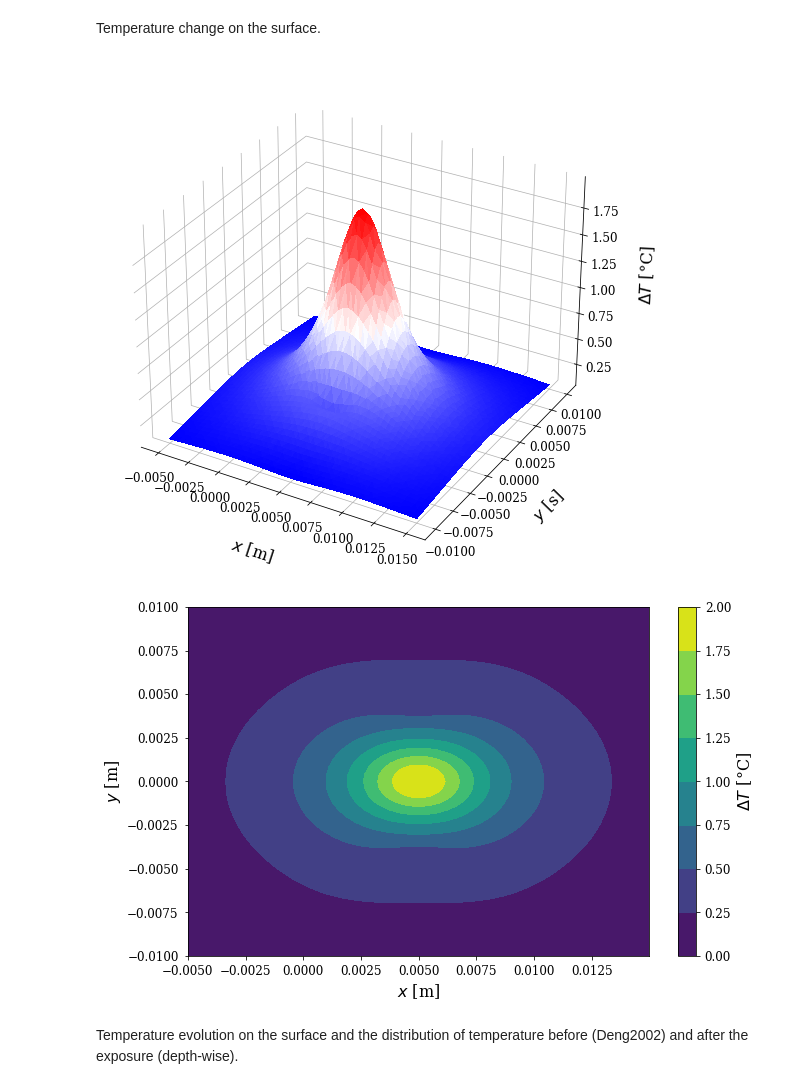
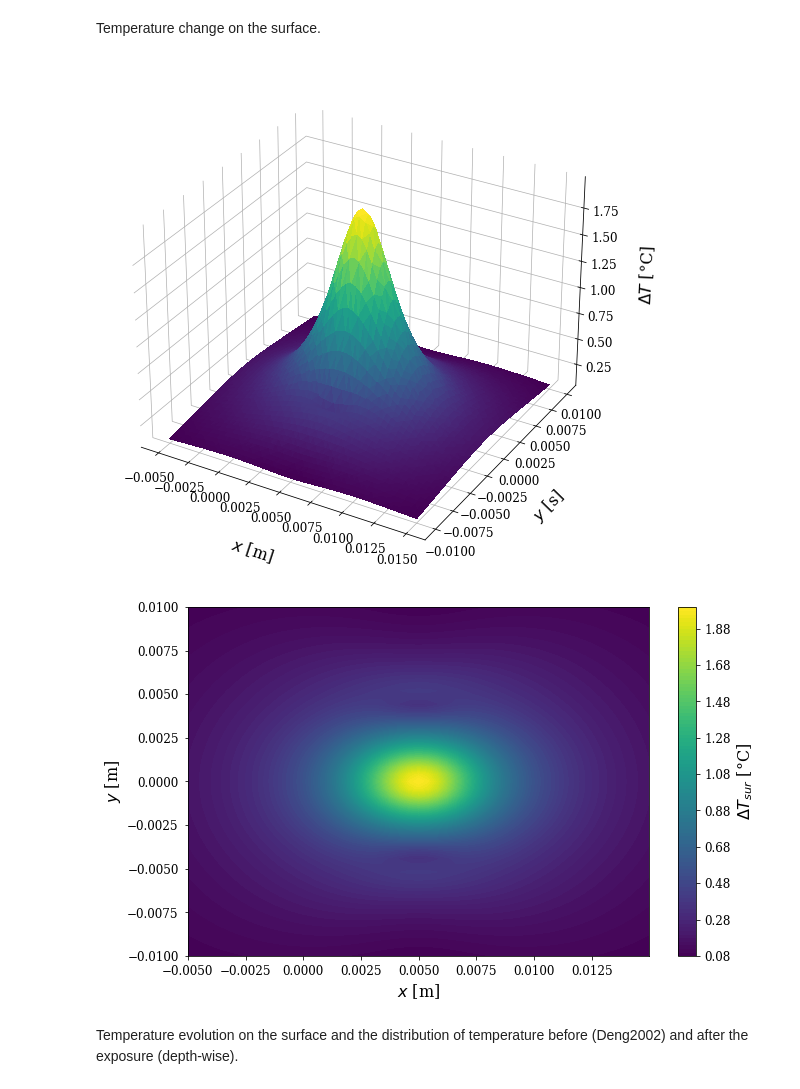
Before and after one commit to akapet00/EMF-exposure-analysis, a Jupyter notebook: demo.ipynb, the cells around one changed output. Drawn from its saved outputs; the diff is of its cells as text; code cells hidden in the pictures.

```diff
--- a/demo.ipynb
+++ b/demo.ipynb
@@ -208,7 +206,7 @@ zs = np.zeros_like(xs)
 
 # effective radiated skin area
 target_area = (0.02, 0.02)  # 2 x 2 cm2
-N = [51, 51, 11]
+N = [51, 51, 21]
 xt = np.linspace(-target_area[0]/2, target_area[0]/2, N[0]) + xs[-1] / 2
 yt = np.linspace(-target_area[1]/2, target_area[1]/2, N[1])
 h = -3 / 1000  # distance from the antenna
@@ -218,7 +216,7 @@ h = -3 / 1000  # distance from the antenna
 Etot = np.empty((xt.size, yt.size))
 Htot = np.empty((xt.size, yt.size))
 I0 = np.empty((xt.size, yt.size))
-S = np.empty((xt.size, yt.size))
+S = np.empty((xt.size, yt.size), dtype=np.complex64)
 for x_idx, _xt in enumerate(xt):
     for y_idx, _yt in enumerate(yt):
         _zt = h
@@ -231,7 +229,7 @@ for x_idx, _xt in enumerate(xt):
         I0z = Ex * Hy.conj()
         I0[x_idx, y_idx] = np.abs(np.sqrt(I0x ** 2 + I0y ** 2 + I0z ** 2))
         S[x_idx, y_idx] = 0.5 * np.real(np.sqrt(I0x ** 2 + I0y ** 2 + I0z ** 2))
-SAR_sur = S * T_tr / (rho * pen_depth)
+SAR_sur = np.real(S) * T_tr / (rho * pen_depth)
 # %% [output]
 WARNING:absl:No GPU/TPU found, falling back to CPU. (Set TF_CPP_MIN_LOG_LEVEL=0 and rerun for more info.)
 # %%
@@ -256,9 +253,17 @@ plt.show()
 ### Simulation
 # %%
 sim_time = 860
-t = np.linspace(0, sim_time, 51)
-T = deltaT_3d_pstd(t, N, target_area, pen_depth, k, rho, C, m_b , SAR_sur)
-# np.save(os.path.join('simulations', f'deltaT_Nx{N[0]}Ny{N[1]}Nz{N[2]}_t{sim_time}_a{int(target_area[0]*target_area[1]*1e4)}_dipole.npy'), T, allow_pickle=True, fix_imports=True)
+tg = 51
+t = np.linspace(0, sim_time, tg)
+deltaT = deltaT_3d_pstd(t, N, target_area, pen_depth, k, rho, C, m_b , SAR_sur)
+
+# save simulation into npy
+#fname = (f'deltaT_source-HWdipole_'
+#         f'grid-{N[0]}x{N[1]}x{N[2]}_'
+#         f'surface-{int(target_area[0]*target_area[1]*1e4)}cm_'
+#         f'timegrid-{tg}_'
+#         f'simtime-{sim_time}s.npy')
+#np.save(os.path.join('simulations', fname ), T, allow_pickle=True, fix_imports=True)
 # %% [markdown]
 ### Visualization
 # %% [markdown]
@@ -266,35 +271,35 @@ Temperature change on the surface.
 # %%
 fig_config(scaler=2.5)
 fig = plt.figure()
 ax = fig.add_subplot(1, 1, 1, projection='3d')
 ax.xaxis.labelpad = 20
 ax.yaxis.labelpad = 20
 ax.zaxis.labelpad = 20
 ax.w_xaxis.set_pane_color((0, 0, 0))
 ax.w_yaxis.set_pane_color((0, 0, 0))
 ax.w_zaxis.set_pane_color((0, 0, 0))
-ax.plot_trisurf(mesh[0].ravel(), mesh[1].ravel(), T[-1, :, :, 0].ravel(), cmap='bwr', antialiased=False)
-#ax.plot_surface(*mesh, T[-1, :, :, 0], cmap='bwr', antialiased=False)
+ax.plot_trisurf(mesh[0].ravel(), mesh[1].ravel(), deltaT[-1, :, :, 0].ravel(),
+                cmap='viridis', antialiased=False)
 ax.set_xlabel('$x$ [m]')
 ax.set_ylabel('$y$ [s]')
 ax.set_zlabel('$\\Delta T$ [°C]')
 plt.tight_layout()
 plt.show()
 # %% [output]
-[figure, old version]
+[figure, new version]
 # %%
 fig_config(nrows=1, ncols=1, scaler=2)
 fig = plt.figure()
 ax = fig.add_subplot()
-cs = ax.contourf(*mesh, T[-1, :, :, 0])
+cs = ax.contourf(*mesh, deltaT[-1, :, :, 0], levels=101, cmap='viridis')
 cbar = fig.colorbar(cs, ax=ax)
-cbar.ax.set_ylabel('$\\Delta T$ [°C]')
+cbar.ax.set_ylabel('$\\Delta T_{sur}$ [°C]')
 ax.set_xlabel('$x$ [m]')
 ax.set_ylabel('$y$ [m]')
 plt.tight_layout()
 plt.show()
 # %% [output]
-[figure, old version]
+[figure, new version]
 # %% [markdown]
 Temperature evolution on the surface and the distribution of temperature before (Deng2002) and after the exposure (depth-wise).
 # %%
```
Also changed, not shown: parts of 8 cells of this notebook.
